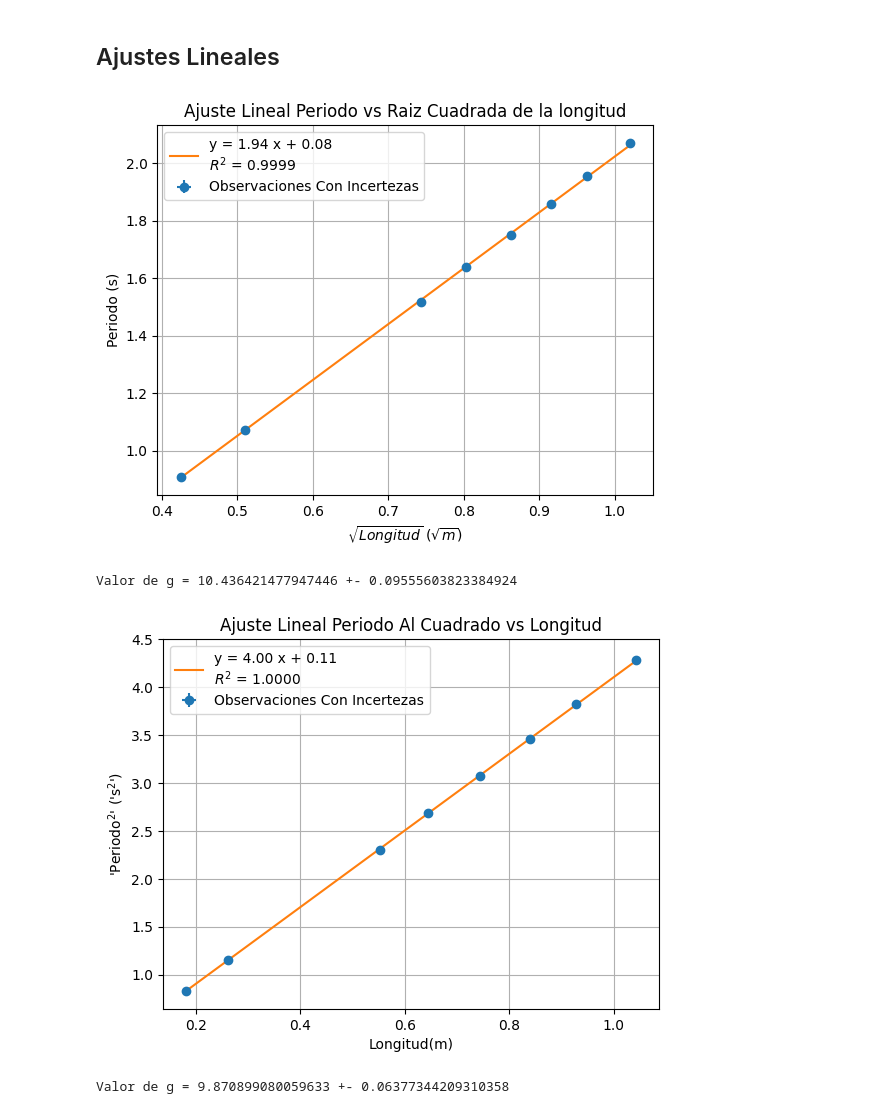
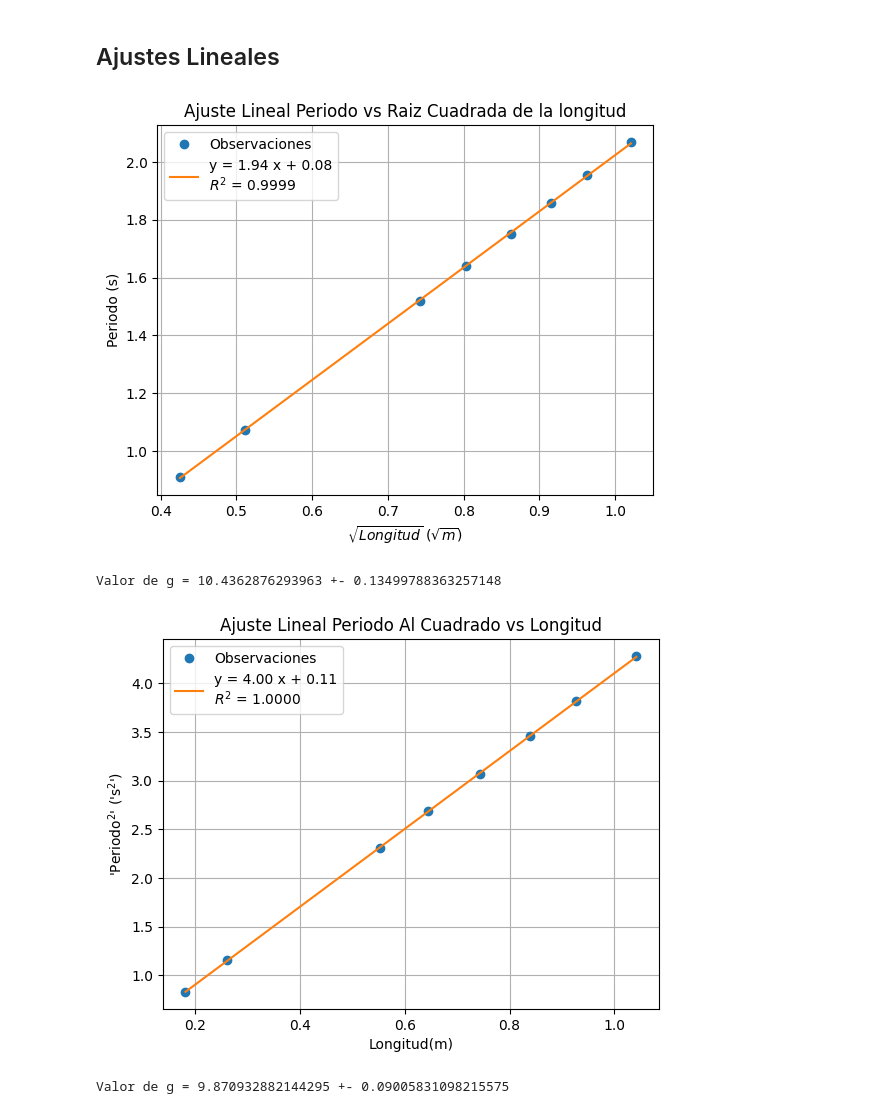
Before and after one commit to MatiMoran/Mecanica-y-Termodinamica-2024-1C, a Jupyter notebook: laboratorios/Labo03-04/Labo02.ipynb, the cells around one changed output. Cells and saved outputs as stored; diff of their text form; code cells hidden in the pictures.

```diff
--- a/laboratorios/Labo03-04/Labo02.ipynb
+++ b/laboratorios/Labo03-04/Labo02.ipynb
@@ -73,7 +73,7 @@ def is_close_to_integer(x, tolerance=1e-4):
 def is_multiple(x, multiple):
     return is_close_to_integer(x/multiple)
 # %%
-freqs = [1/5, 1/10, 1/200]
+freqs = [1/10, 1/20, 1/200]
 
 for freq in freqs:
     a = (df['1042mm'].index).tolist()
@@ -81,7 +81,7 @@ for freq in freqs:
     df_low_freq = df[result]
 
     fig = plt.figure(figsize=(15,5))
-    df_low_freq['1042mm'].plot()
+    df_low_freq['1042mm'].plot(style="-o")
     plt.title(f"Pendulo de longitud L = {'1042mm'} y frecuencia = {1/freq:.2f} Hz")
     plt.xlabel("Tiempo (s)")
     plt.ylabel("Voltaje (V)")
@@ -253,7 +253,7 @@ period_means = [np.mean(d) for d in duraciones]
 period_stds = [np.std(d) for d in duraciones]
 period_amounts = [len(d) for d in duraciones]
 
-g_real = 9.79687
+g_real = 9.79748
 
 errores = []
 errores_porcentuales = []
@@ -331,8 +331,10 @@ plt.show()
 def deltaL(L):  # no considera errores estadísticos
     return 0.001 # error instrumental de 1 mm
 
+error_nominal_T = np.sqrt(2) * 1/200
+
 def deltaT(desv, n):
-    return np.sqrt((1 / 200) ** 2 + (desv / np.sqrt(n)) ** 2)
+    return np.sqrt(error_nominal_T ** 2 + (desv / np.sqrt(n)) ** 2)
 
 incertezas = pd.DataFrame(columns=['L', 'dL', 'T', 'dT'])
 for c, T, s, n, L in zip(columns, period_means, period_stds, period_amounts, longitudes):
@@ -534,7 +540,9 @@ a, b, da, db = fit_with_curve_fit(lineal, incertezas['sqrt_L'], incertezas['T'],
 
 R2 = 1 - np.sum((lineal(incertezas['sqrt_L'], a, b) - incertezas['T'])**2) / np.sum((incertezas['T'] - np.mean(incertezas['T']))**2)
 
-plt.errorbar(incertezas['sqrt_L'], incertezas['T'], xerr=incertezas['d_sqrt_L'], yerr=incertezas['dT'], fmt='o', label='Observaciones Con Incertezas')
+#plt.errorbar(incertezas['sqrt_L'], incertezas['T'], xerr=incertezas['d_sqrt_L'], yerr=incertezas['dT'], fmt='o', label='Observaciones Con Incertezas')
+plt.plot(incertezas['sqrt_L'], incertezas['T'], 'o', label='Observaciones')
+
 plt.plot(incertezas['sqrt_L'], lineal(incertezas['sqrt_L'], a, b), label=f"y = {a:.2f} x + {b:.2f}\n"+r"$R^2$"+f" = {R2:.4f}")
 
 plt.xlabel((r"$\sqrt{ {Longitud}}$ ($\sqrt{m}$)"))
@@ -550,27 +558,29 @@ g1 = 4*np.pi**2/a**2
 dg1 = 8*np.pi**2/a**3 * da
 print(f"Valor de g = {g1} +- {dg1}")
 # %% [output]
-[figure, old version]
+[figure, new version]
-Valor de g = 10.436421477947446 +- 0.09555603823384924
+Valor de g = 10.4362876293963 +- 0.13499788363257148
 # %%
 a, b, da, db = fit_with_curve_fit(lineal, incertezas['L'], incertezas['T2'], incertezas['d_T2'])
 
 R2 = 1 - np.sum((lineal(incertezas['L'], a, b) - incertezas['T2'])**2) / np.sum((incertezas['T2'] - np.mean(incertezas['T2']))**2)
 
-plt.errorbar(incertezas['L'], incertezas['T2'], xerr=incertezas['dL'], yerr=incertezas['d_T2'], fmt='o', label='Observaciones Con Incertezas')
+#plt.errorbar(incertezas['L'], incertezas['T2'], xerr=incertezas['dL'], yerr=incertezas['d_T2'], fmt='o', label='Observaciones Con Incertezas')
+plt.plot(incertezas['L'], incertezas['T2'], 'o', label='Observaciones')
+
 plt.plot(incertezas['L'], lineal(incertezas['L'], a, b), label=f"y = {a:.2f} x + {b:.2f}\n"+r"$R^2$"+f" = {R2:.4f}")
 
 plt.xlabel(("Longitud(m)"))
 plt.ylabel((r"'Periodo$^2$' ('s$^2$')"))
 plt.title("Ajuste Lineal Periodo Al Cuadrado vs Longitud")
 plt.legend()
 plt.grid()
 plt.show()
 
 # calculemos g
 g2 = 4*np.pi**2/a
 dg2 = 4*np.pi**2/a**2 * da
 print(f"Valor de g = {g2} +- {dg2}")
 # %% [output]
-[figure, old version]
+[figure, new version]
-Valor de g = 9.870899080059633 +- 0.06377344209310358
+Valor de g = 9.870932882144295 +- 0.09005831098215575
```
Also changed, not shown: parts of 11 cells of this notebook.
